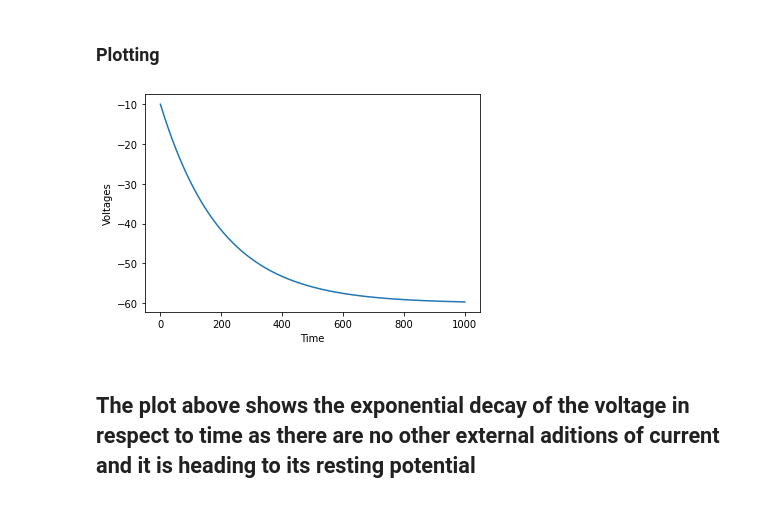
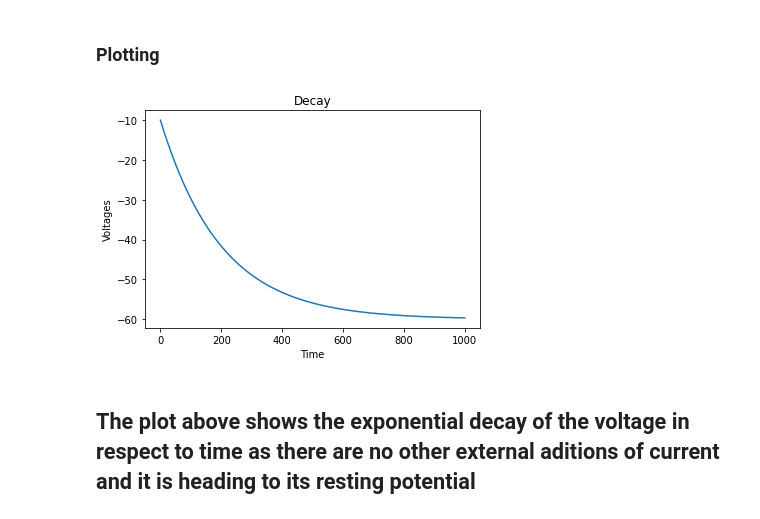
Before and after one commit to Jaffar-Hussein/ADEX, a Jupyter notebook: lif.ipynb, the cells around one changed output. Drawn from its saved outputs; the diff is of its cells as text; code cells hidden in the pictures.

Commit message:
st:styled the plots for visibility

```diff
--- a/lif.ipynb
+++ b/lif.ipynb
@@ -39,11 +39,13 @@ while t < 10:
 # %% [markdown]
 ### Plotting
 # %%
+# plt.figure(figsize=(7,5),dpi=180)
 plt.plot(voltages)
+plt.title("Decay")
 plt.ylabel('Voltages')
 plt.xlabel('Time')
 plt.show()
 # %% [output]
-[figure, old version]
+[figure, new version]
 # %% [markdown]
 ## The plot above shows the exponential decay of the voltage in respect to time as there are no other external aditions of current and it is heading to its resting potential
```
Also changed, not shown: 1 other file.
